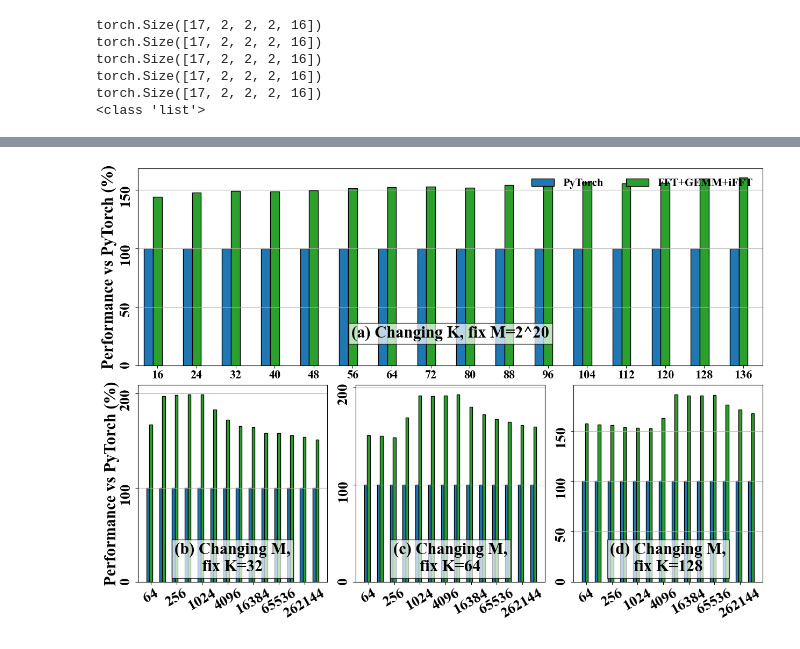
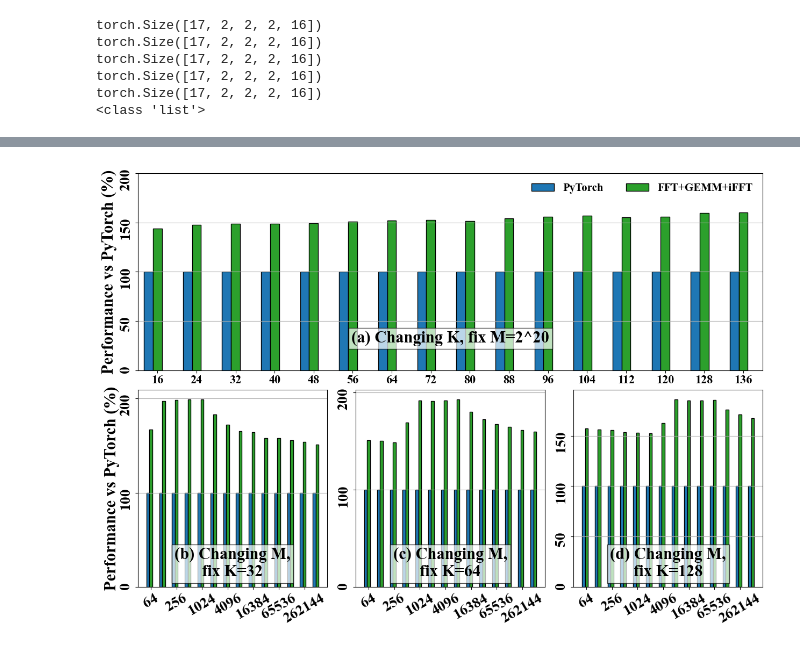
Before and after one commit to shixun404/TurboFNO, a Jupyter notebook: plot_2D.ipynb, the cells around one changed output, grey strips where cells are left out. Drawn from its saved outputs; the diff is of its cells as text; code cells hidden in the pictures.

```diff
--- a/plot_2D.ipynb
+++ b/plot_2D.ipynb
@@ -218,32 +221,32 @@ def select_data(N, begin, end):
     x = np.arange((end - begin))
     n = end - begin
     id = 'bcde'
     for i in range(3):
         tmp_ax = ax[1][i]
         tmp_ax.bar(x - width, width=width, height=pytorch[i * n:(i + 1) * n], color=color[0], label = 'PyTorch', edgecolor='black')
         tmp_ax.bar(x, width=width, height=FFT_GEMM_iFFT[i * n:(i + 1) * n], color=color[2], label = 'FFT+GEMM+iFFT', edgecolor='black')
         # tmp_ax.bar(x, width=width, height=turboFFT_bar[i * n:(i + 1) * n], color=color[0], label='TurboFFT', edgecolor='black')
 
         tmp_ax.text(.5, .2, f'({id[i]}) Changing M,\nfix K=' + f'{N[i] * 8 + 8}' + '', ha='center', va='top', transform=tmp_ax.transAxes,
                     fontdict={'weight': 'bold', 'fontsize':22},
                     bbox=dict(facecolor='white', alpha=0.7))
 
         tmp_ax.set_xticks([i for i in range(0, n, 2)])
         tmp_ax.set_xticklabels([f'{2**(i + 6)}' for i in range(0, n, 2)], fontdict={'fontsize': 20, 'weight':'bold'}, rotation=30)
         # tmp_ax.set_xlabel(f'Batch size\nFix N = 2^{N[i]}', fontdict={'fontsize': 22, 'weight':'bold'})
         tmp_ax.locator_params(axis='y', nbins=4)
         tmp_ax.tick_params(axis='y', labelsize=20, labelrotation=90)
         tmp_ax.yaxis.labelpad = 0
         tmp_ax.grid(axis='y')
 
 select_data([4-1, 8-1, 16-1], 0, 14)
 ax[1][0].set_ylabel('Performance vs PyTorch (%)', fontdict={'fontsize': 22, 'weight':'bold'})
 ax[0].set_ylabel('Performance vs PyTorch (%)', fontdict={'fontsize': 22, 'weight':'bold'})
 ax[0].tick_params(axis='y', labelsize=20, labelrotation=90)
 # if precision == 1:
-#     ax[0].set_ylim([0, 175])
+ax[0].set_ylim([0, 200])
 # ax[1][0].legend( ncol=3, fontsize=22, loc=(0.6, -0.28), frameon=False)
 ax[0].legend( ncol=2, fontsize=15,  loc='upper right', frameon=False)
 plt.savefig('2D_bar_A.pdf', bbox_inches='tight')
 # %% [output]
-[figure, old version]
+[figure, new version]
```
Also changed, not shown: parts of 5 cells of this notebook, 12 other files.
